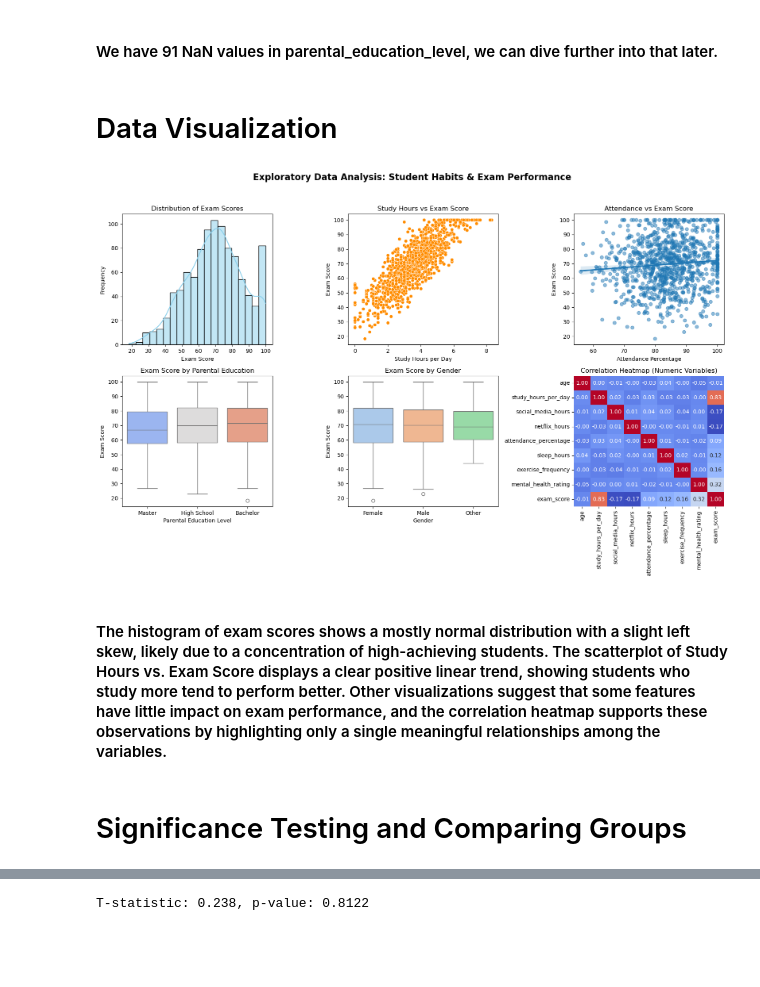
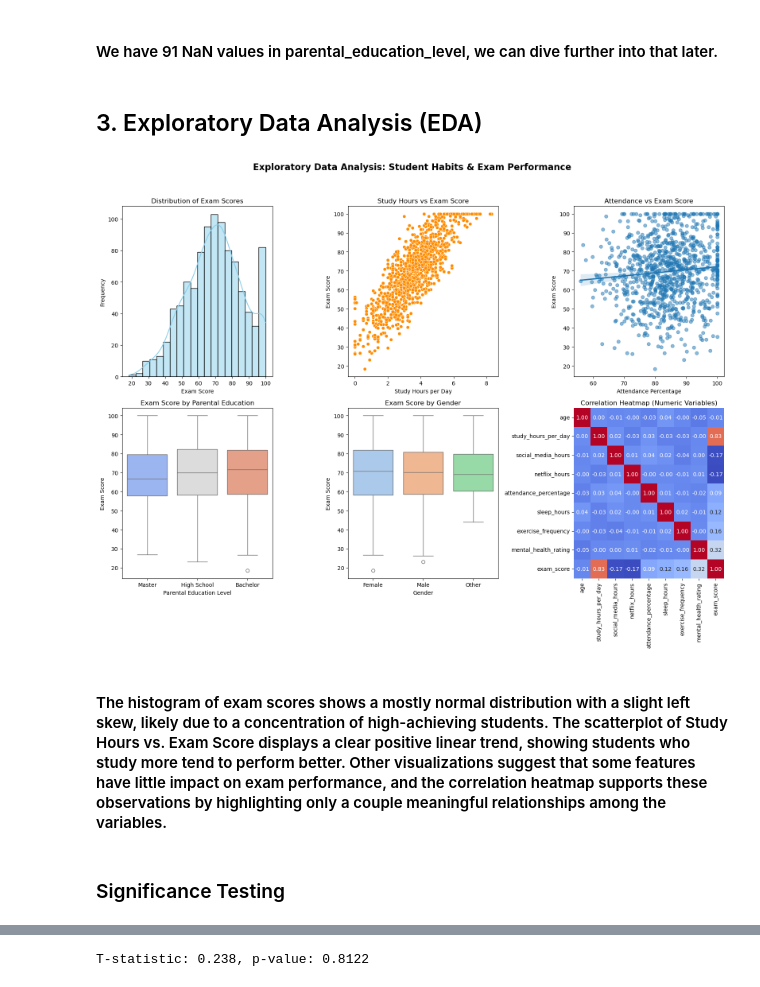
Before and after one commit to USD-AAI-500-Stats-Group-2/Stats500FinalProject, a Jupyter notebook: paul/Data_Analysis.ipynb, the cells around one changed output, grey strips where cells are left out. Saved outputs shown, nothing was run; the diff lists cells and outputs as text; code cells hidden in the pictures; blank space fills up the shorter version.

```diff
--- a/paul/Data_Analysis.ipynb
+++ b/paul/Data_Analysis.ipynb
@@ -101,13 +109,13 @@ exam_score                        0
 dtype: int64
 # %% [markdown]
 #### We have 91 NaN values in parental_education_level, we can dive further into that later.
-# %% [markdown]
-# Data Visualization
+# %% [markdown]
+## 3. Exploratory Data Analysis (EDA)
 # %%
 # Ensure numeric data are properly selected
 num_df = student_habits.select_dtypes(include=['number'])
 
-plt.figure(figsize=(16, 10))
+plt.figure(figsize=(16, 12))
 plt.subplots_adjust(hspace=0.4, wspace=0.3)
 
 # Histogram of exam scores
@@ -131,39 +139,39 @@ plt.title('Attendance vs Exam Score')
 plt.xlabel('Attendance Percentage')
 plt.ylabel('Exam Score')
 
-# 4️⃣ Exam score by Parental Education (boxplot)
+# Exam score by Parental Education (boxplot)
 plt.subplot(2, 3, 4)
 sns.boxplot(
     x='parental_education_level', y='exam_score',
     hue='parental_education_level', data=student_habits,
     palette='coolwarm', legend=False
 )
 plt.title('Exam Score by Parental Education')
 plt.xlabel('Parental Education Level')
 plt.ylabel('Exam Score')
 
 # Exam score by Gender (boxplot)
 plt.subplot(2, 3, 5)
 sns.boxplot(
     x='gender', y='exam_score',
     hue='gender', data=student_habits,
     palette='pastel', legend=False
 )
 plt.title('Exam Score by Gender')
 plt.xlabel('Gender')
 plt.ylabel('Exam Score')
 
 # Correlation heatmap
 plt.subplot(2, 3, 6)
 sns.heatmap(num_df.corr(), annot=True, cmap='coolwarm', fmt='.2f', cbar=False)
 plt.title('Correlation Heatmap (Numeric Variables)')
 
 plt.suptitle('Exploratory Data Analysis: Student Habits & Exam Performance', fontsize=16, fontweight='bold', y=1.03)
 plt.tight_layout()
 plt.show()
 # %% [output]
-[figure, old version]
+[figure, new version]
 # %% [markdown]
-#### The histogram of exam scores shows a mostly normal distribution with a slight left skew, likely due to a concentration of high-achieving students. The scatterplot of Study Hours vs. Exam Score displays a clear positive linear trend, showing students who study more tend to perform better. Other visualizations suggest that some features have little impact on exam performance, and the correlation heatmap supports these observations by highlighting only a single meaningful relationships among the variables.
+#### The histogram of exam scores shows a mostly normal distribution with a slight left skew, likely due to a concentration of high-achieving students. The scatterplot of Study Hours vs. Exam Score displays a clear positive linear trend, showing students who study more tend to perform better. Other visualizations suggest that some features have little impact on exam performance, and the correlation heatmap supports these observations by highlighting only a couple meaningful relationships among the variables.
 # %% [markdown]
-# Significance Testing and Comparing Groups
+### Significance Testing
```
Also changed, not shown: parts of 38 cells of this notebook, 1 other file.
